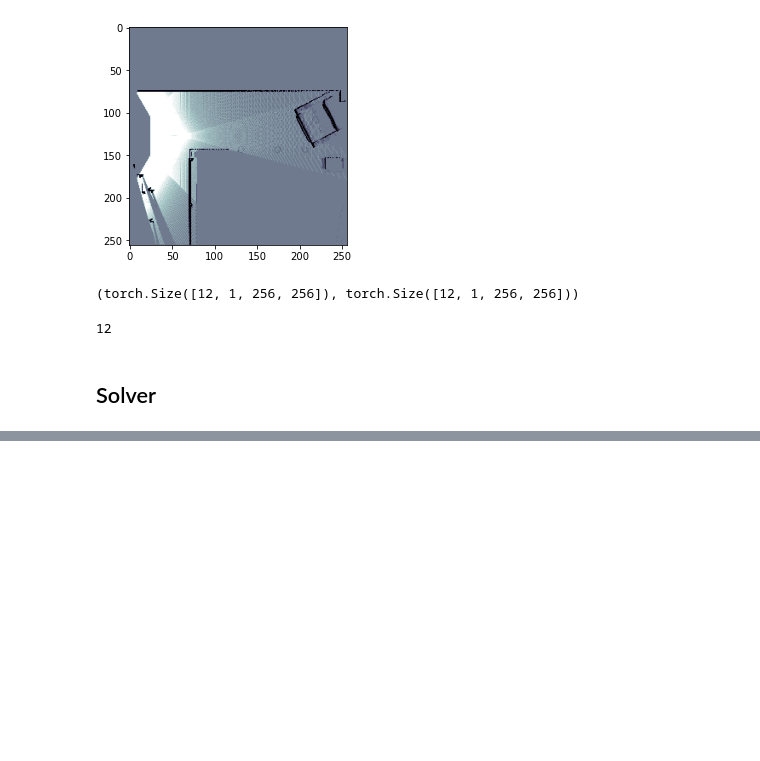
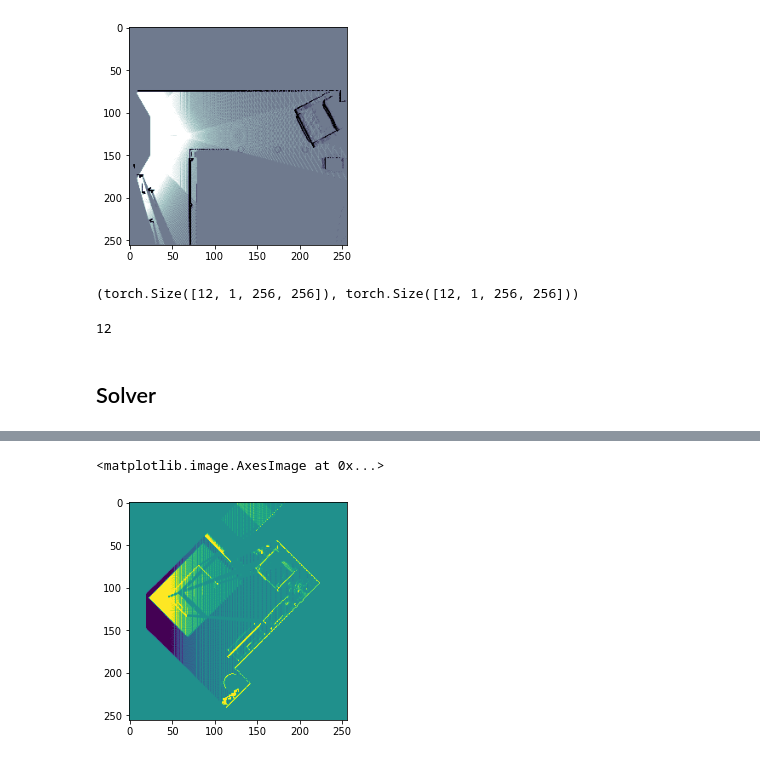
Before and after one commit to VishnuDuttSharma/occupancy_prediction, a Jupyter notebook: model_builder.ipynb, the cells around one changed output, grey strips where cells are left out. Saved outputs shown, nothing was run; the diff lists cells and outputs as text; code cells hidden in the pictures; blank space fills up the shorter version.

```diff
--- a/model_builder.ipynb
+++ b/model_builder.ipynb
@@ -109,0 +216,5 @@ nn.MSELoss()
+# %%
+plt.imshow(images.cpu().data[1,0])
+# %% [output]
+<matplotlib.image.AxesImage at 0x...>
+[figure, added]
```
Also changed, not shown: parts of 16 cells of this notebook.
